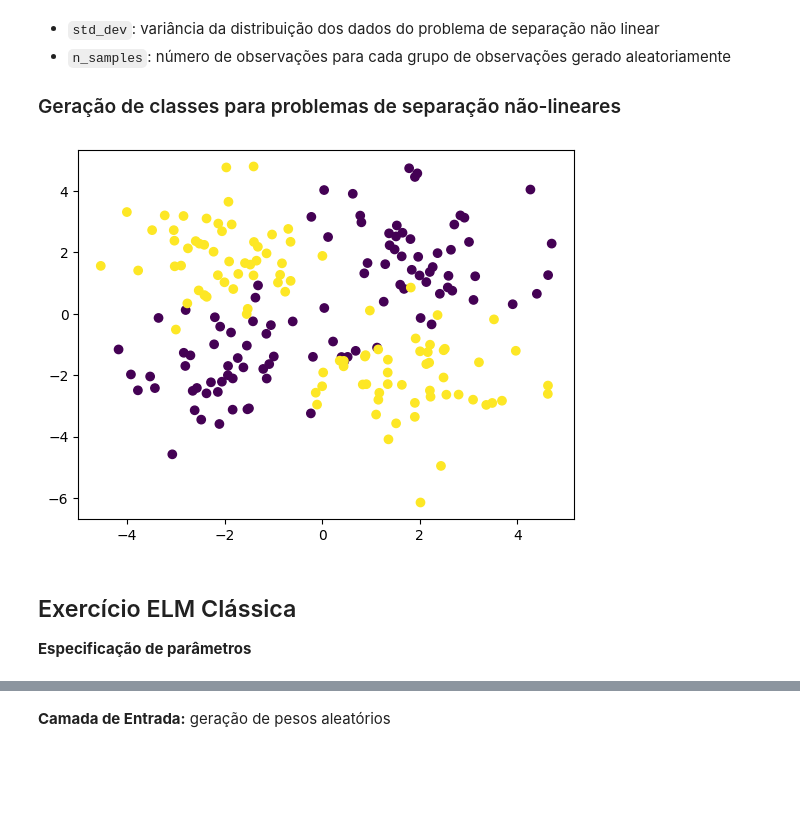
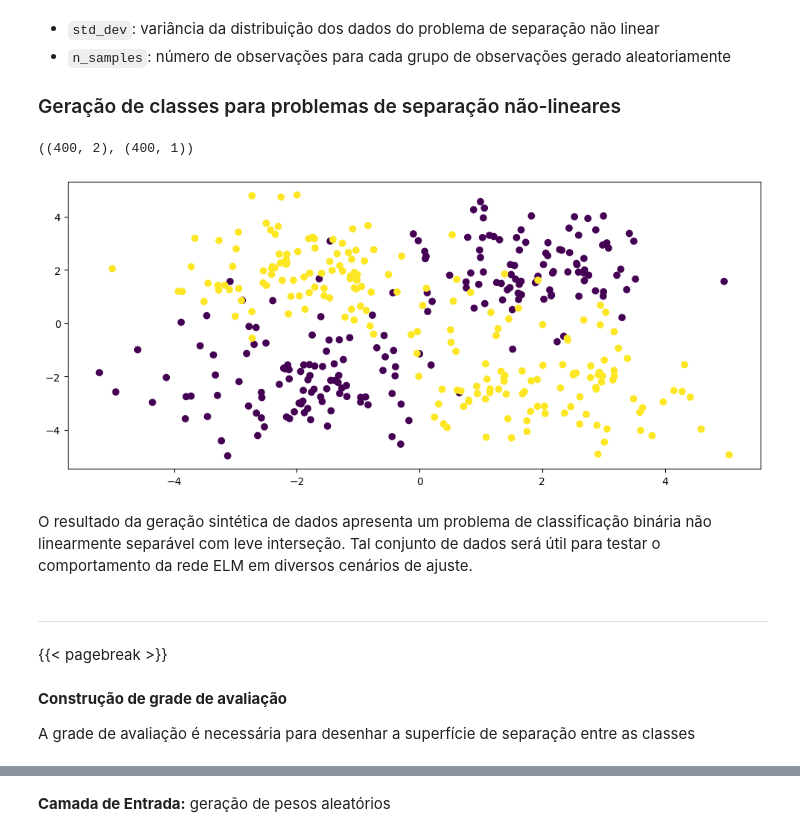
Before and after one commit to vmgustavo/202202-UFMG-RNA, a Jupyter notebook: ex02/main.ipynb, the cells around one changed output, grey strips where cells are left out. Drawn from its saved outputs; the diff is of its cells as text; code cells hidden in the pictures; blank space fills up the shorter version.

```diff
--- a/ex02/main.ipynb
+++ b/ex02/main.ipynb
@@ -41,7 +55,7 @@ from sklearn.metrics import classification_report
 ## Geração de dados sintéticos
 # %%
 std_dev = 1.2
-n_samples = 50
+n_samples = 100
 # %% [markdown]
 * `std_dev`: variância da distribuição dos dados do problema de separação não linear
 * `n_samples`: número de observações para cada grupo de observações gerado aleatoriamente
@@ -49,38 +63,40 @@ n_samples = 50
 ### Geração de classes para problemas de separação não-lineares
 # %%
 class_0 = np.vstack([
-    (
-        np.random.normal(size=(n_samples, 2), scale=std_dev)
-        + np.tile([2, 2], n_samples).reshape(-1, 2)
-    ),
-    (
-        np.random.normal(size=(n_samples, 2), scale=std_dev)
-        - np.tile([2, 2], n_samples).reshape(-1, 2)
-    )
+    (np.random.normal(size=(n_samples, 2), scale=std_dev)
+     + np.tile([2, 2], n_samples).reshape(-1, 2)),
+    (np.random.normal(size=(n_samples, 2), scale=std_dev)
+     - np.tile([2, 2], n_samples).reshape(-1, 2))
 ])
 
 class_1 = np.vstack([
-    (
-        np.random.normal(size=(n_samples, 2), scale=std_dev)
-        + np.tile([2, -2], n_samples).reshape(-1, 2)
-    ),
-    (
-        np.random.normal(size=(n_samples, 2), scale=std_dev)
-        + np.tile([-2, 2], n_samples).reshape(-1, 2)
-    )
+    (np.random.normal(size=(n_samples, 2), scale=std_dev)
+     + np.tile([2, -2], n_samples).reshape(-1, 2)),
+    (np.random.normal(size=(n_samples, 2), scale=std_dev)
+     + np.tile([-2, 2], n_samples).reshape(-1, 2))
 ])
 
 data = np.vstack([class_0, class_1])
 target = np.repeat([-1, 1], repeats=n_samples * 2).reshape(-1, 1)
 data.shape, target.shape
+# %% [output]
+((400, 2), (400, 1))
 # %%
-plt.figure()
+#| echo: false
+
+plt.figure(figsize=(12, 5))
 plt.scatter(data[:, 0], data[:, 1], c=target)
 plt.show()
 plt.close()
 # %% [output]
-[figure, old version]
+[figure, new version]
-# %% [markdown]
-## Exercício ELM Clássica
-
-**Especificação de parâmetros**
+# %% [markdown]
+O resultado da geração sintética de dados apresenta um problema de classificação binária não linearmente separável com leve interseção. Tal conjunto de dados será útil para testar o comportamento da rede ELM em diversos cenários de ajuste.
+# %% [markdown]
+---
+# %% [markdown]
+{{< pagebreak >}}
+# %% [markdown]
+**Construção de grade de avaliação**
+
+A grade de avaliação é necessária para desenhar a superfície de separação entre as classes
```
Also changed, not shown: parts of 81 cells of this notebook, 2 other files.
